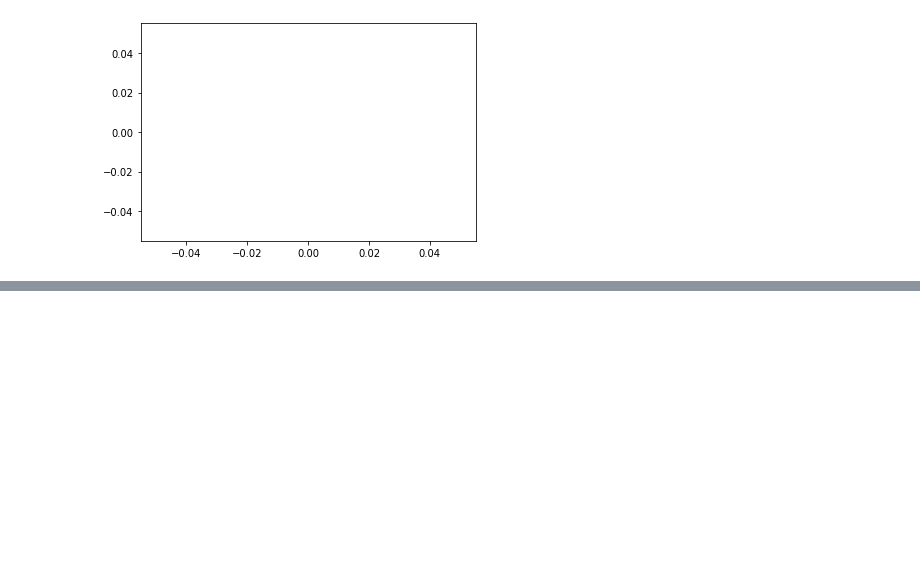
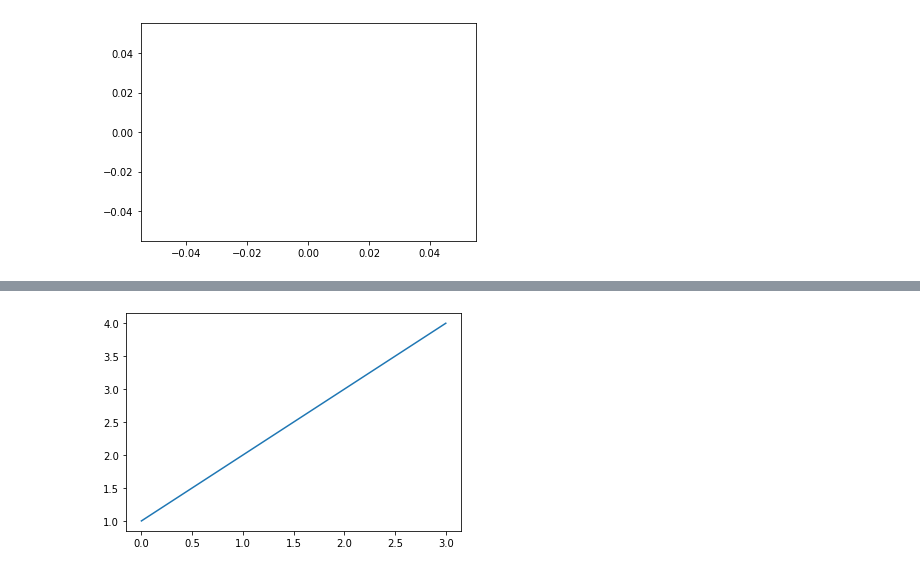
Before and after one commit to cwg7/Matplotlib-works, a Jupyter notebook: matplotlib_Overview.ipynb, the cells around one changed output, grey strips where cells are left out. Saved outputs shown, nothing was run; the diff lists cells and outputs as text; code cells hidden in the pictures; blank space fills up the shorter version.

Commit message:
creating figures

```diff
--- a/matplotlib_Overview.ipynb
+++ b/matplotlib_Overview.ipynb
@@ -10,0 +20,4 @@ plt.plot()
+# %%
+plt.plot([1,2,3,4]);
+# %% [output]
+[figure, added]
```
Also changed, not shown: parts of 5 cells of this notebook.
